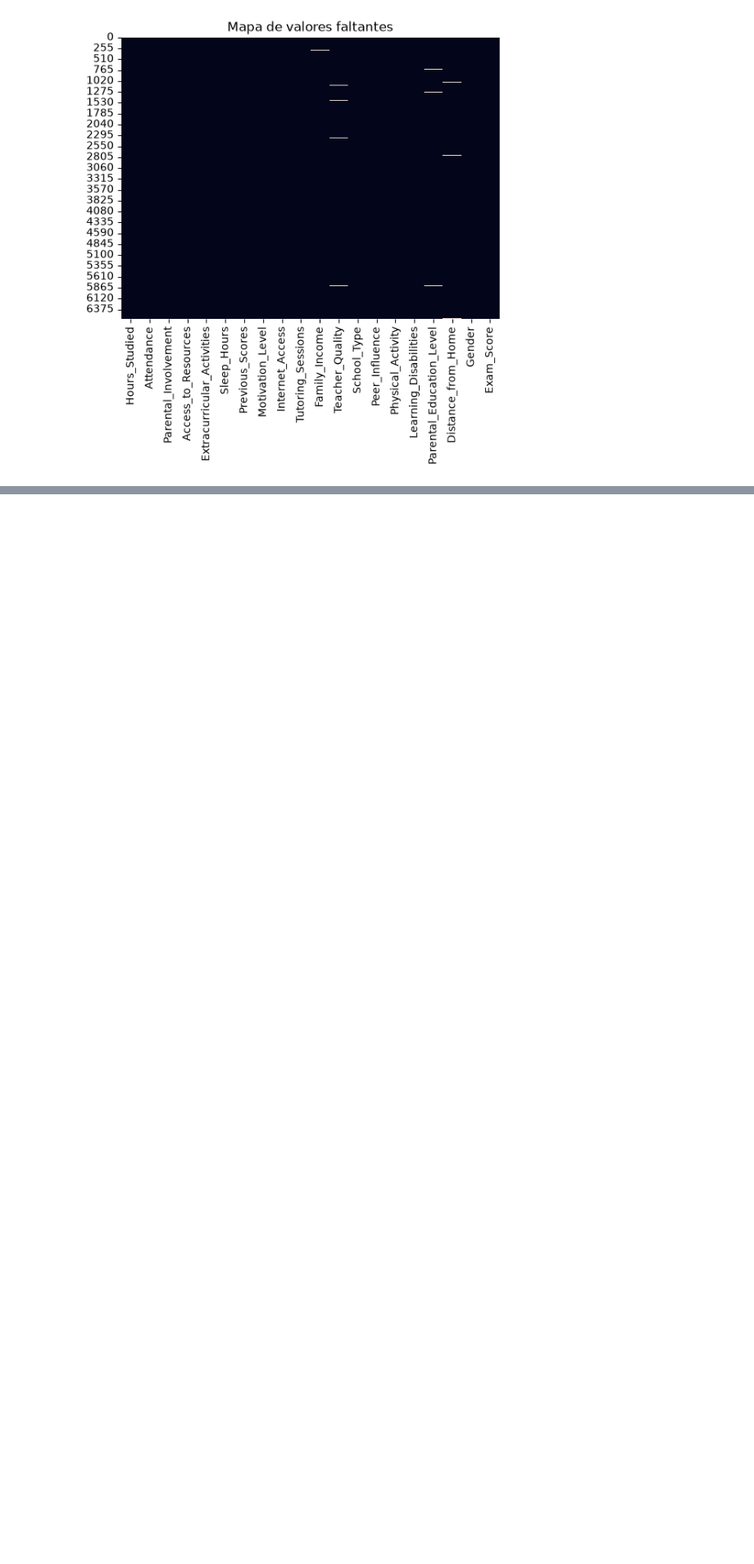
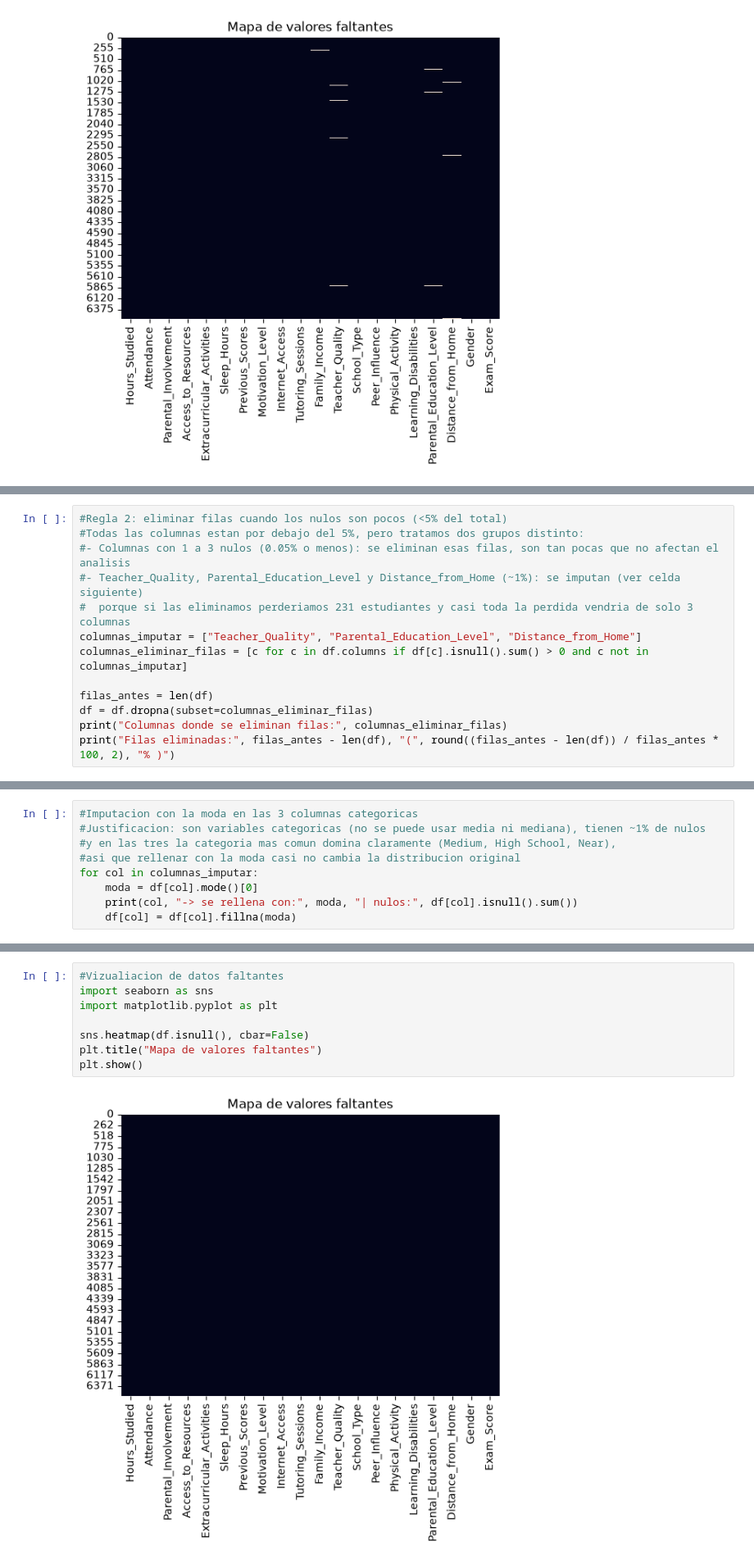
Before and after one commit to ocamporuiznicolas-ux/Proyecto-Final-Progra-2, a Jupyter notebook: notebooks/limpiezaDatos.ipynb, the cells around one changed output, grey strips where cells are left out. Shown at 82% size. Drawn from its saved outputs; the diff is of its cells as text; blank space fills up the shorter version.

Commit message:
Proceso de Imputacion y elimincacion de datos nulos ya terminada

```diff
--- a/notebooks/limpiezaDatos.ipynb
+++ b/notebooks/limpiezaDatos.ipynb
@@ -74,0 +127,13 @@ plt.show()
+# %%
+#Regla 2: eliminar filas cuando los nulos son pocos (<5% del total)
+#Todas las columnas estan por debajo del 5%, pero tratamos dos grupos distinto:
+#- Columnas con 1 a 3 nulos (0.05% o menos): se eliminan esas filas, son tan pocas que no afectan el analisis
+#- Teacher_Quality, Parental_Education_Level y Distance_from_Home (~1%): se imputan (ver celda siguiente)
+#  porque si las eliminamos perderiamos 231 estudiantes y casi toda la perdida vendria de solo 3 columnas
+columnas_imputar = ["Teacher_Quality", "Parental_Education_Level", "Distance_from_Home"]
+columnas_eliminar_filas = [c for c in df.columns if df[c].isnull().sum() > 0 and c not in columnas_imputar]
+
+filas_antes = len(df)
+df = df.dropna(subset=columnas_eliminar_filas)
+print("Columnas donde se eliminan filas:", columnas_eliminar_filas)
+print("Filas eliminadas:", filas_antes - len(df), "(", round((filas_antes - len(df)) / filas_antes * 100, 2), "% )")
@@ -74,0 +143,9 @@ plt.show()
+# %%
+#Imputacion con la moda en las 3 columnas categoricas
+#Justificacion: son variables categoricas (no se puede usar media ni mediana), tienen ~1% de nulos
+#y en las tres la categoria mas comun domina claramente (Medium, High School, Near),
+#asi que rellenar con la moda casi no cambia la distribucion original
+for col in columnas_imputar:
+    moda = df[col].mode()[0]
+    print(col, "-> se rellena con:", moda, "| nulos:", df[col].isnull().sum())
+    df[col] = df[col].fillna(moda)
@@ -74,0 +156,10 @@ plt.show()
+# %%
+#Vizualiacion de datos faltantes
+import seaborn as sns
+import matplotlib.pyplot as plt
+
+sns.heatmap(df.isnull(), cbar=False)
+plt.title("Mapa de valores faltantes")
+plt.show()
+# %% [output]
+[figure, added]
```
Also changed, not shown: parts of 5 cells of this notebook.
